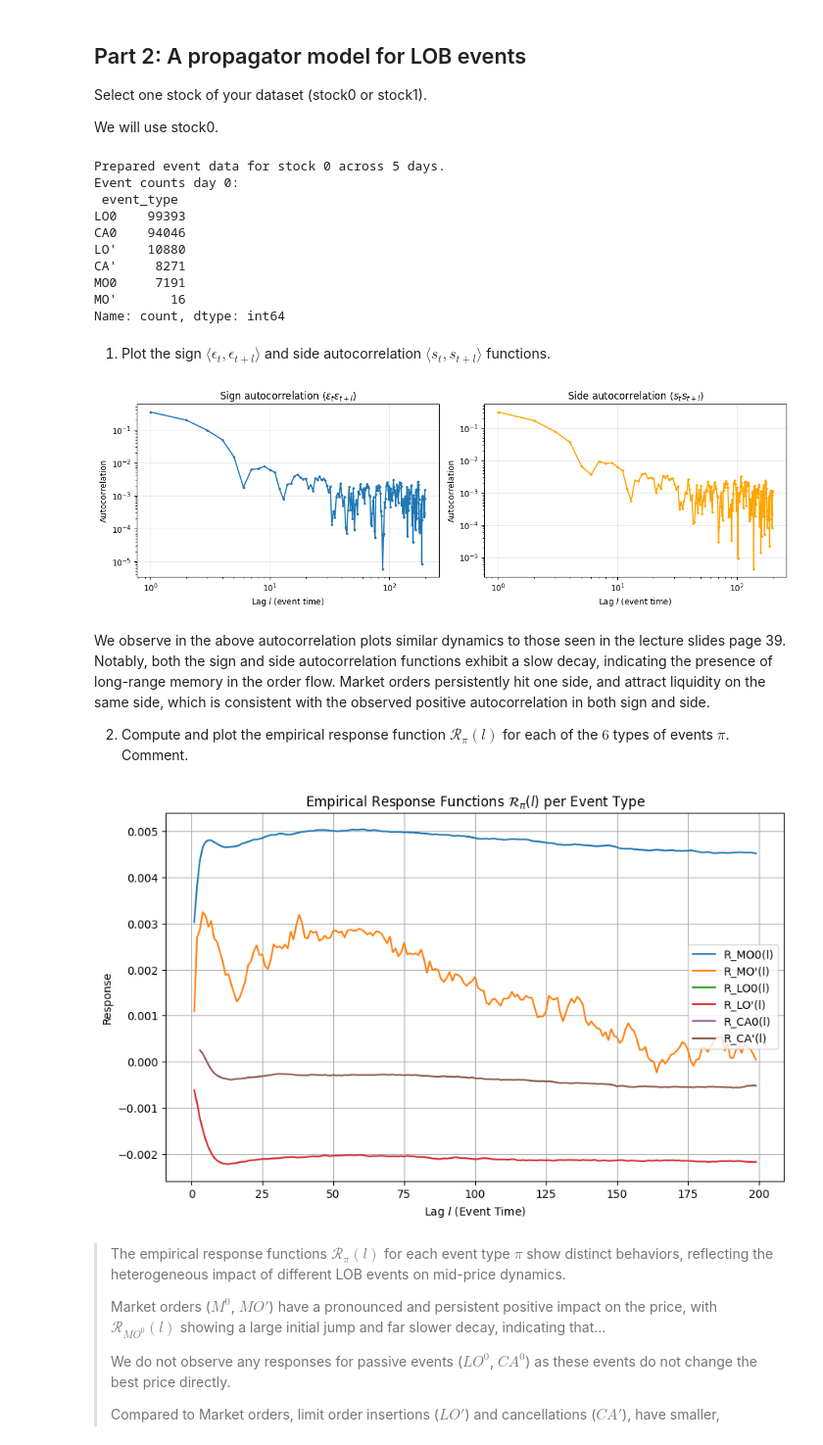
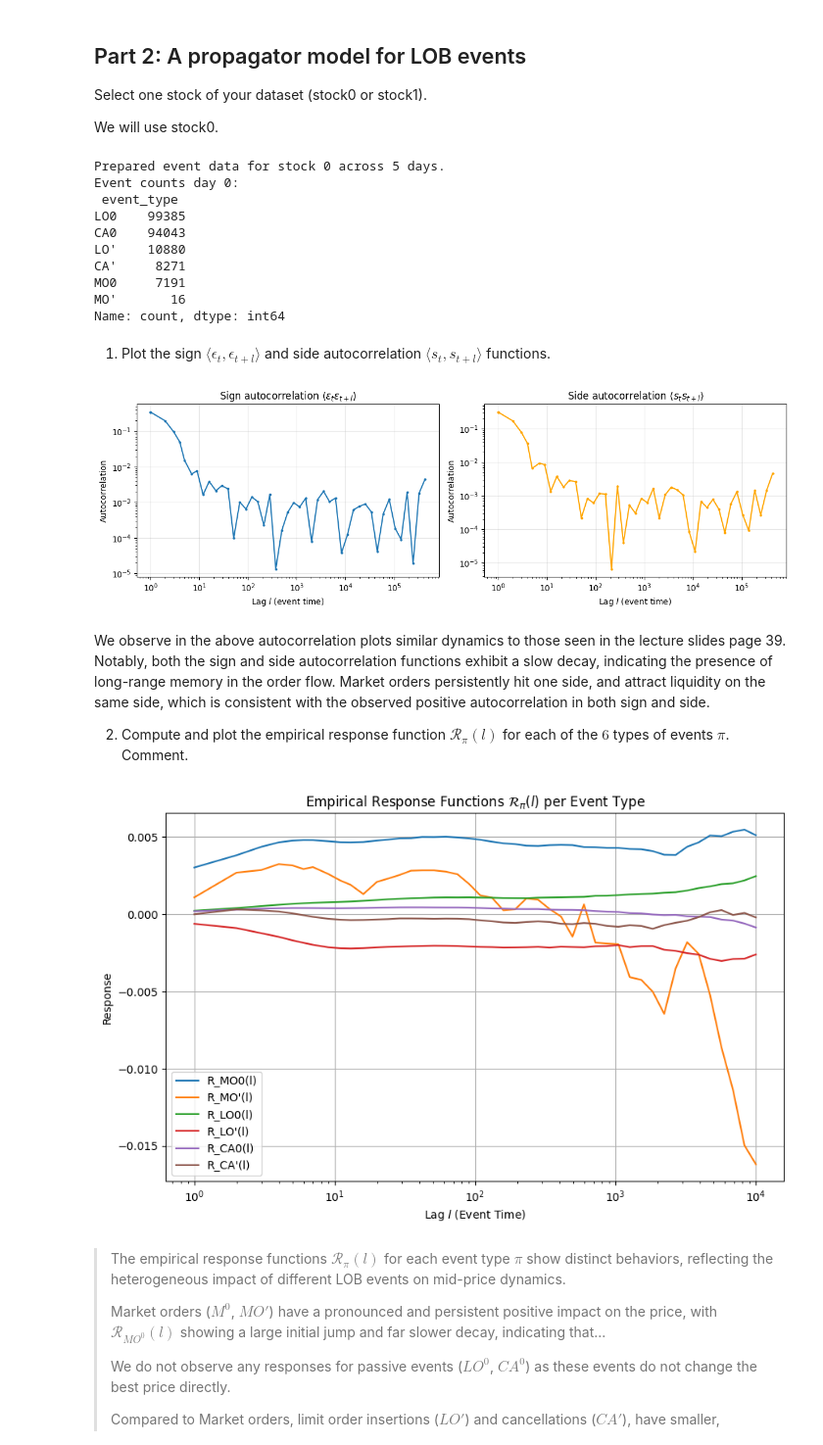
Before and after one commit to adonis107/MDS, a Jupyter notebook: DHF-Lab5-AMRI-CHIBA-JAMAL.ipynb, the cells around one changed output. Shown at 98% size. Drawn from its saved outputs; the diff is of its cells as text; code cells hidden in the pictures.

```diff
--- a/DHF-Lab5-AMRI-CHIBA-JAMAL.ipynb
+++ b/DHF-Lab5-AMRI-CHIBA-JAMAL.ipynb
@@ -169,13 +169,13 @@ for idx_s, s in enumerate(stocks):
 
     R_trunc = stock_R[s][:L]
     mse_model = np.mean((C_model - R_trunc)**2)
-    print(f"Stock {s} model C(l) vs empirical R(l) MSE: {mse_model:.6e}")
+    print(f"Stock {s} C(l) vs R(l) MSE: {mse_model:.6e}")
 
     ax_g = axes[0, idx_s]
-    ax_g.plot(np.arange(1, L+1), g_plot, label='Fitted g(l)', marker='o', markersize=3)
-    ax_g.plot(np.arange(1, L+1), C_model, label='Model C(l)', marker='s', markersize=3)
-    ax_g.plot(np.arange(1, L+1), R_trunc, label='Empirical R(l)', marker='x', markersize=3)
-    ax_g.set_title(f'Stock {s} Response Comparison\nMSE(model vs empirical): {mse_model:.2e}')
+    ax_g.plot(np.arange(1, L+1), g_plot, label='g(l)', marker='o', markersize=3)
+    ax_g.plot(np.arange(1, L+1), C_model, label='C(l)', marker='s', markersize=3)
+    ax_g.plot(np.arange(1, L+1), R_trunc, label='R(l)', marker='x', markersize=3)
+    ax_g.set_title(f'Stock {s} Response Comparison\nMSE(C(l) vs R(l)): {mse_model:.2e}')
     ax_g.set_xlabel('Lag (Trade Time)')
     if idx_s == 0: ax_g.set_ylabel('Response')
     ax_g.legend()
@@ -296,7 +296,7 @@ for d in range(5):
     u_day = u_day[u_day['event_type'] != 'UNKNOWN'].copy()
     u_day['mid'] = (u_day['bp'] + u_day['ap']) / 2
     u_day.reset_index(drop=True, inplace=True)
-    events_per_day.append(u_day)
+    events_per_day.append(u_day.dropna(subset=['mid']))
 
 print(f"Prepared event data for stock {stk} across 5 days.")
 print("Event counts day 0:\n", events_per_day[0]['event_type'].value_counts())
@@ -304,8 +304,8 @@ print("Event counts day 0:\n", events_per_day[0]['event_type'].value_counts())
 Prepared event data for stock 0 across 5 days.
 Event counts day 0:
  event_type
-LO0    99393
-CA0    94046
+LO0    99385
+CA0    94043
 LO'    10880
 CA'     8271
 MO0     7191
@@ -314,7 +314,7 @@ Name: count, dtype: int64
 # %% [markdown]
 1. Plot the sign $\langle \epsilon_{t}, \epsilon_{t+l} \rangle$ and side autocorrelation $\langle s_t, s_{t+l} \rangle$ functions.
 # %%
-lags = np.arange(1, 200)
+lags = np.logspace(0.0, 6.0, num=50, dtype=int)
 sign_acf = np.zeros(len(lags))
 side_acf = np.zeros(len(lags))
 counts_acf = np.zeros(len(lags))
@@ -325,8 +325,15 @@ for u_day in events_per_day:
 
     for idx, l in enumerate(lags):
         if len(S) > l:
-            sign_acf[idx] += np.sum(S[:-l] * S[l:])
-            side_acf[idx] += np.sum(Side[:-l] * Side[l:])
+            if l == 0:
+                shift_S, shift_Side = S, Side
+                curr_S, curr_Side = S, Side
+            else:
+                shift_S, shift_Side = S[l:], Side[l:]
+                curr_S, curr_Side = S[:-l], Side[:-l]
+
+            sign_acf[idx] += np.sum(curr_S * shift_S)
+            side_acf[idx] += np.sum(curr_Side * shift_Side)
             counts_acf[idx] += (len(S) - l)
 
 sign_acf /= counts_acf
@@ -349,14 +356,14 @@ axes[1].grid(True, alpha=0.3)
 plt.tight_layout()
 plt.show()
 # %% [output]
-[figure, old version]
+[figure, new version]
 # %% [markdown]
 We observe in the above autocorrelation plots similar dynamics to those seen in the lecture slides page 39. Notably, both the sign and side autocorrelation functions exhibit a slow decay, indicating the presence of long-range memory in the order flow. Market orders persistently hit one side, and attract liquidity on the same side, which is consistent with the observed positive autocorrelation in both sign and side.
 
 2. Compute and plot the empirical response function $\mathcal{R}_\pi (l)$ for each of the $6$ types of events $\pi$. Comment.
 # %%
 types = ["MO0", "MO'", "LO0", "LO'", "CA0", "CA'"]
-lags = np.arange(1, 200)
+lags = np.logspace(0.0, 4.0, num=50, dtype=int)
 
 R_pi_sum = {pi: np.zeros(len(lags)) for pi in types}
 R_pi_count = {pi: np.zeros(len(lags)) for pi in types}
@@ -365,35 +372,35 @@ for u_day in events_per_day:
     P = u_day['mid'].values
     S = u_day['sign'].values
     E = u_day['event_type'].values
 
     for idx, l in enumerate(lags):
         if len(P) > l:
             shift_P = P[l:]
             valid_P = P[:-l]
             diff_P = shift_P - valid_P
 
             valid_S = S[:-l]
             valid_E = E[:-l]
 
             for pi in types:
                 mask = (valid_E == pi)
                 if np.sum(mask) > 0:
                     R_pi_sum[pi][idx] += np.sum(diff_P[mask] * valid_S[mask])
                     R_pi_count[pi][idx] += np.sum(mask)
 
 R_pi = {pi: R_pi_sum[pi] / np.maximum(R_pi_count[pi], 1) for pi in types}
 
 plt.figure(figsize=(10, 6))
 for pi in types:
-    plt.plot(lags, R_pi[pi], label=f"R_{pi}(l)")
+    plt.semilogx(lags, R_pi[pi], label=f"R_{pi}(l)")
 plt.title('Empirical Response Functions $\mathcal{R}_\pi(l)$ per Event Type')
 plt.xlabel('Lag $l$ (Event Time)')
 plt.ylabel('Response')
 plt.legend()
 plt.grid(True)
 plt.show()
 # %% [output]
-[figure, old version]
+[figure, new version]
 # %% [markdown]
 <blockquote>
 
```
Also changed, not shown: parts of 5 cells of this notebook, 1 other file.
